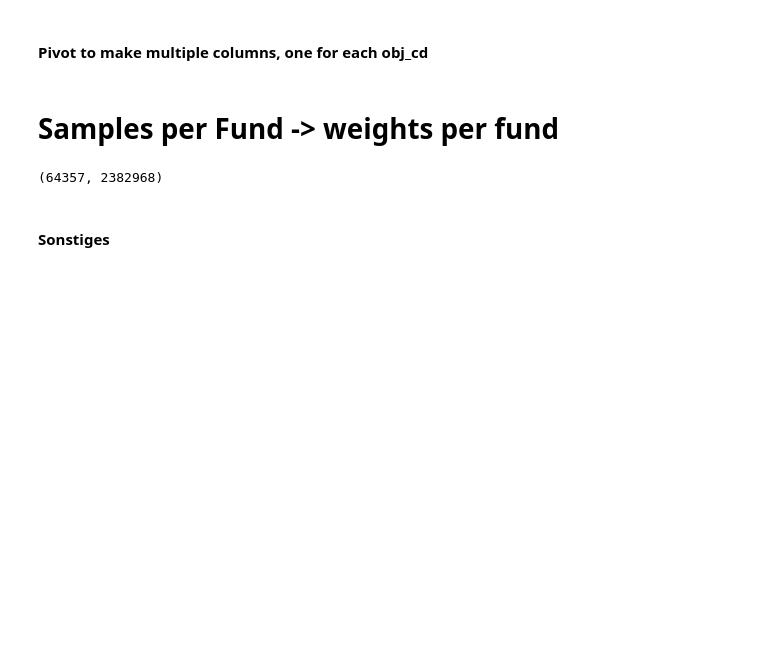
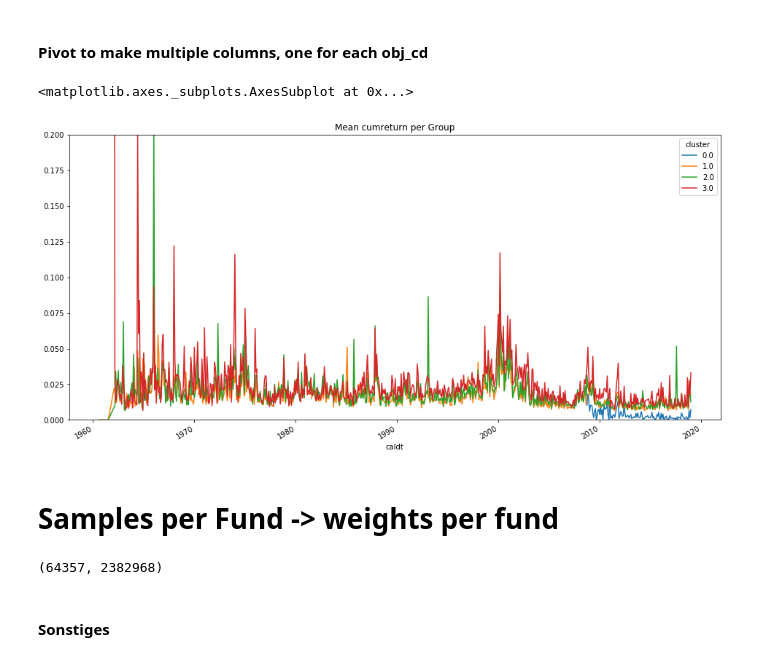
Before and after one commit to Amglex/Mutual-Funds, a Jupyter notebook: notebooks/05 - Mean return per Style.ipynb, the cells around one changed output. Saved outputs shown, nothing was run; the diff lists cells and outputs as text; code cells hidden in the pictures; blank space fills up the shorter version.

```diff
--- a/notebooks/05 - Mean return per Style.ipynb
+++ b/notebooks/05 - Mean return per Style.ipynb
@@ -191,10 +226,14 @@ returns_clus = returns_clus.pivot_table(
 # %%
 returns_clus.plot(
               kind='line',
               use_index=True,
               figsize=(16,8),
               title='Mean cumreturn per Group',
-              legend='best')
+              legend='best',
+              ylim=(0,0.2))
+# %% [output]
+<matplotlib.axes._subplots.AxesSubplot at 0x...>
+[figure, added]
 # %% [markdown]
 # Samples per Fund -> weights per fund
 # %%
```
Also changed, not shown: parts of 13 cells of this notebook, 2 other files.
